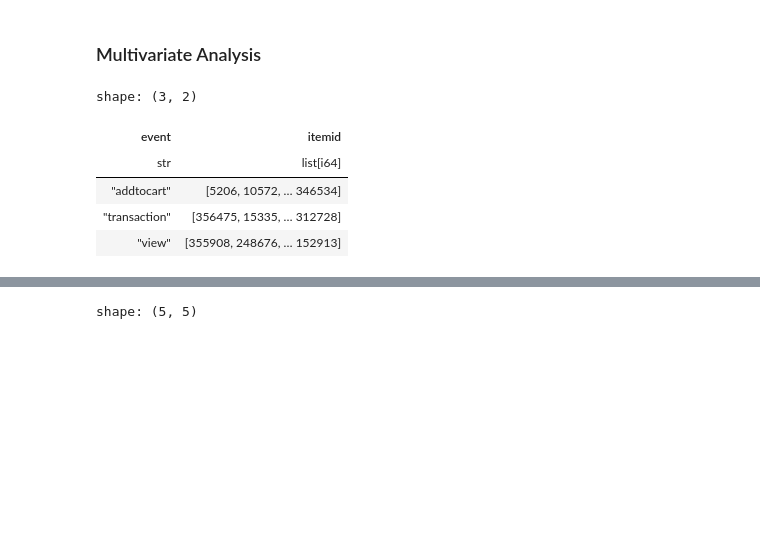
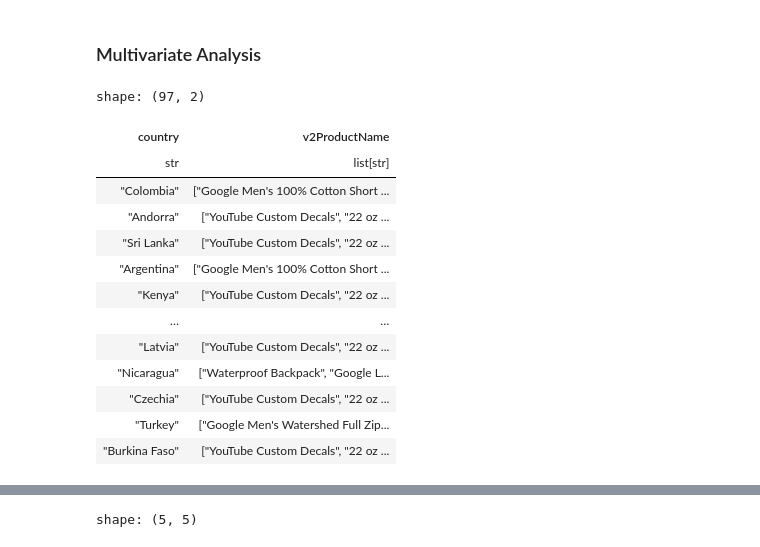
Before and after one commit to Andrew-Bordei/Data-Science, a Jupyter notebook: recommendation_system/notebooks/eda.ipynb, the cells around one changed output, grey strips where cells are left out. Cells and saved outputs as stored; diff of their text form; code cells hidden in the pictures; blank space fills up the shorter version.

```diff
--- a/recommendation_system/notebooks/eda.ipynb
+++ b/recommendation_system/notebooks/eda.ipynb
@@ -202,12 +181,20 @@ shape: (5, 22)
 # %% [markdown]
 ### Multivariate Analysis
 # %%
-grouped_df = event_df.group_by(pl.col('event')).agg(pl.col('itemid'))
-grouped_df
+grouped = df.group_by(pl.col('country')).agg(pl.col('v2ProductName'))
+grouped
 # %% [output]
-shape: (3, 2)
+shape: (97, 2)
-| event | itemid |
-| str | list[i64] |
-| "addtocart" | [5206, 10572, … 346534] |
-| "transaction" | [356475, 15335, … 312728] |
-| "view" | [355908, 248676, … 152913] |
+| country | v2ProductName |
+| str | list[str] |
+| "Colombia" | ["Google Men's 100% Cotton Short ... |
+| "Andorra" | ["YouTube Custom Decals", "22 oz ... |
+| "Sri Lanka" | ["YouTube Custom Decals", "22 oz ... |
+| "Argentina" | ["Google Men's 100% Cotton Short ... |
+| "Kenya" | ["YouTube Custom Decals", "22 oz ... |
+| … | … |
+| "Latvia" | ["YouTube Custom Decals", "22 oz ... |
+| "Nicaragua" | ["Waterproof Backpack", "Google L... |
+| "Czechia" | ["YouTube Custom Decals", "22 oz ... |
+| "Turkey" | ["Google Men's Watershed Full Zip... |
+| "Burkina Faso" | ["YouTube Custom Decals", "22 oz ... |
```
Also changed, not shown: parts of 30 cells of this notebook, 1 other file.
